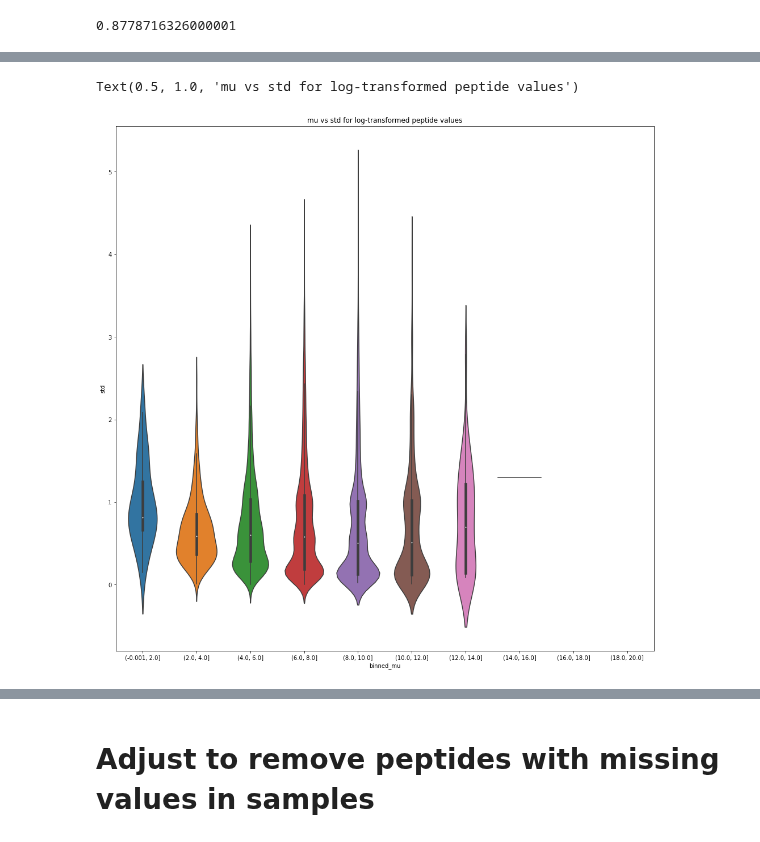
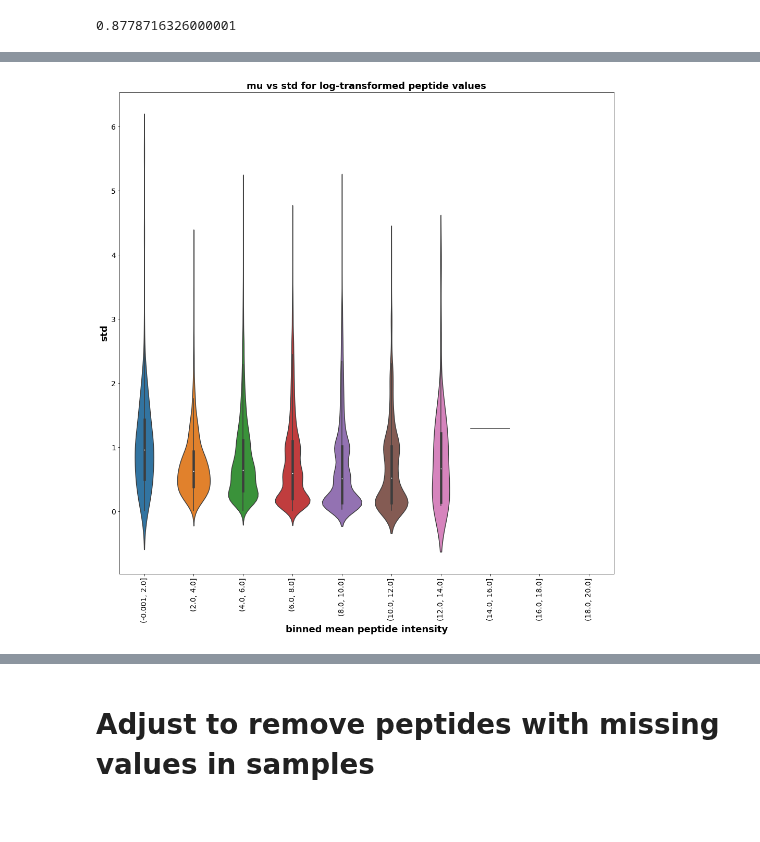
Before and after one commit to statisticalbiotechnology/dia_sum, a Jupyter notebook: result/2021-09-15_violin_and_PXD017705_library_filtering/2021-05-06-violinplot-DIANN.ipynb, the cells around one changed output, grey strips where cells are left out. Saved outputs shown, nothing was run; the diff lists cells and outputs as text; code cells hidden in the pictures.

Commit message:
updated violin plots

```diff
--- a/result/2021-09-15_violin_and_PXD017705_library_filtering/2021-05-06-violinplot-DIANN.ipynb
+++ b/result/2021-09-15_violin_and_PXD017705_library_filtering/2021-05-06-violinplot-DIANN.ipynb
@@ -91,6 +91,6 @@ df.q_value.max()
 # %% [output]
 0.8778716326000001
 # %%
-df = df[df["q_value"] < 0.05]
+df = df[df["q_value"] < 1.00]
 # %%
 df["intensity"] = np.log2(df["intensity"])
@@ -259,10 +253,13 @@ df_stats
 # %%
 f, ax = plt.subplots(1, 1, figsize = (17,17))
 sns.violinplot(x='binned_mu', y='std', data=df_stats, ax=ax)
-ax.set_title("mu vs std for log-transformed peptide values")
+ax.set_title("mu vs std for log-transformed peptide values", fontsize = 18, fontweight = "bold")
+ax.set_ylabel("std", fontsize=18, fontweight="bold")
+ax.set_xlabel("binned mean peptide intensity", fontsize=18, fontweight="bold")
+ax.tick_params(axis='x', which='major', labelsize=14, labelrotation=90)
+ax.tick_params(axis='y', which='major', labelsize=14)
 # %% [output]
-Text(0.5, 1.0, 'mu vs std for log-transformed peptide values')
-[figure, old version]
+[figure, new version]
 # %%
 df_stats
 # %% [output]
```
Also changed, not shown: parts of 14 cells of this notebook, 15 other files.
